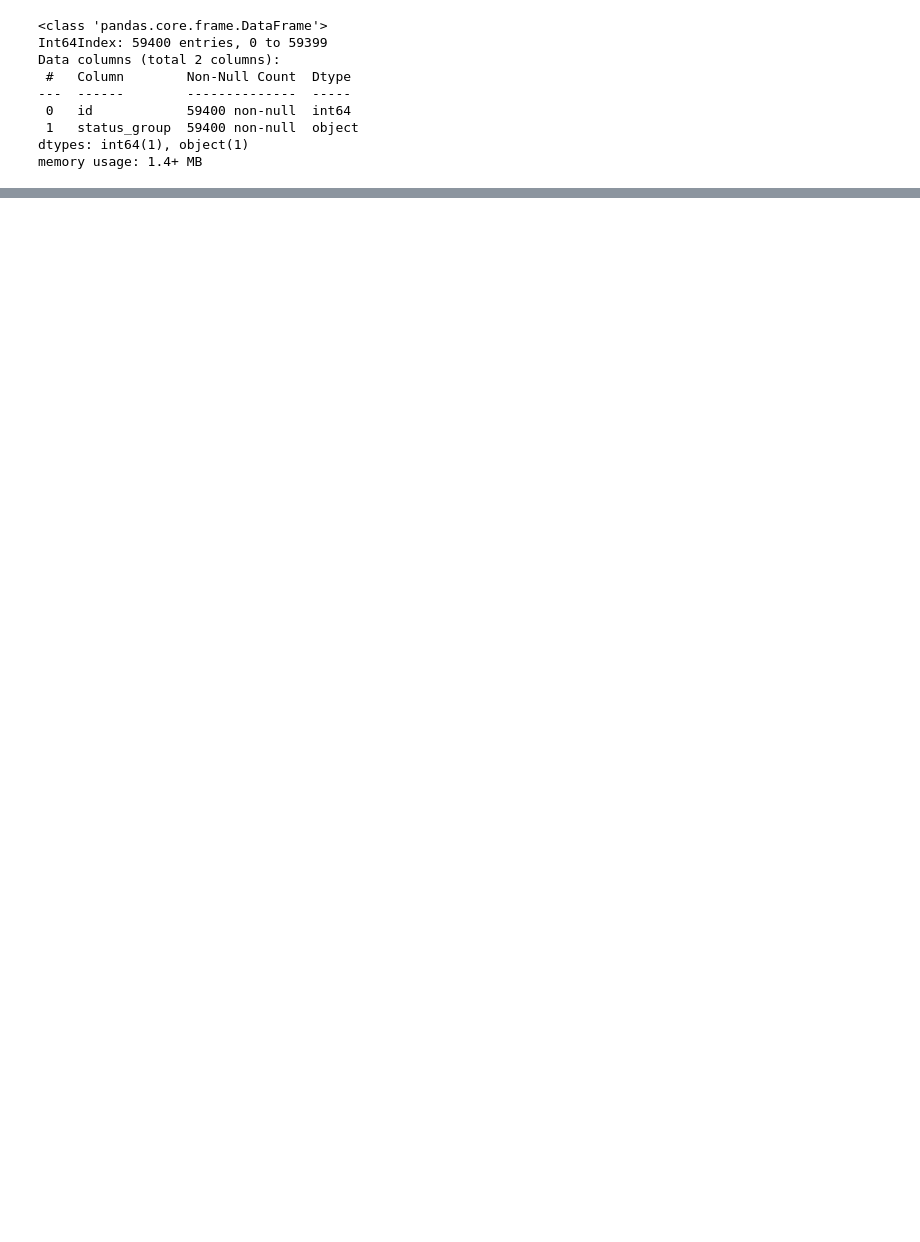
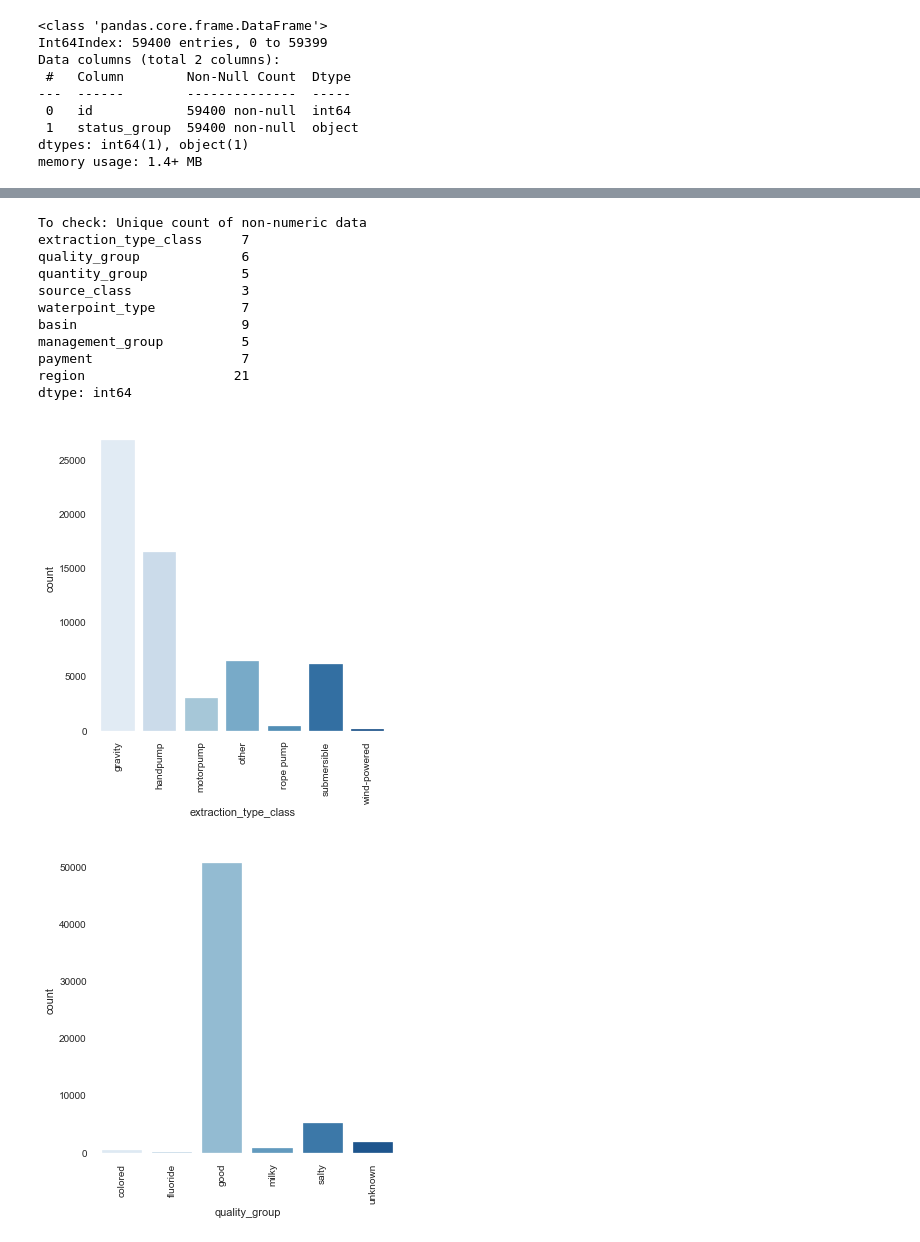
Before and after one commit to mattcarr17/mod_3_flatiron_project, a Jupyter notebook: notebooks/01_dcm_explore.ipynb, the cells around one changed output, grey strips where cells are left out. Cells and saved outputs as stored; diff of their text form; code cells hidden in the pictures; blank space fills up the shorter version.

```diff
--- a/notebooks/01_dcm_explore.ipynb
+++ b/notebooks/01_dcm_explore.ipynb
@@ -128,2 +65,3 @@ memory usage: 1.4+ MB
 # %%
-train_df = pd.merge(train_data, train_labels, on=['id'])
+train_df = pd.merge(train_labels, train_data, on=['id'])
+train_df.head()
@@ -181,0 +115,6 @@ X_train, X_test, y_train, y_test = train_test_split(X, y, random_state=47)
+# %%
+small_train = train_df[['id', 'status_group', 'amount_tsh',
+                        'extraction_type_class', 'quality_group', 'quantity_group','population',
+                       'source_class', 'waterpoint_type', 'basin', 'management_group', 'payment',
+                       'construction_year', 'region', 'region_code', 'longitude', 'latitude']]
+small_train.shape
@@ -181,0 +123,12 @@ X_train, X_test, y_train, y_test = train_test_split(X, y, random_state=47)
+# %%
+#many of these objects should be categories... let's change them
+#small_train['status_group'] = small_train['status_group'].astype('category')
+small_train['extraction_type_class'] = small_train['extraction_type_class'].astype('category')
+small_train['quality_group'] = small_train['quality_group'].astype('category')
+small_train['quantity_group'] = small_train['quantity_group'].astype('category')
+small_train['source_class'] = small_train['source_class'].astype('category')
+small_train['waterpoint_type'] = small_train['waterpoint_type'].astype('category')
+small_train['basin'] = small_train['basin'].astype('category')
+small_train['management_group'] = small_train['management_group'].astype('category')
+small_train['payment'] = small_train['payment'].astype('category')
+small_train['region'] = small_train['region'].astype('category')
@@ -181,0 +174,30 @@ X_train, X_test, y_train, y_test = train_test_split(X, y, random_state=47)
+# %%
+#Let's do some categorical EDA
+#function via TDS
+
+def categorical_eda(df):
+    """Given dataframe, generate EDA of categorical data"""
+    print("To check: Unique count of non-numeric data")
+    print(df.select_dtypes(include=['category']).nunique())
+    #top5(df)
+    # Plot count distribution of categorical data
+    for col in df.select_dtypes(include='category').columns:
+        fig = sns.catplot(x=col, kind="count", data=df, palette='Blues')
+        fig.set_xticklabels(rotation=90)
+        plt.show()
+# %%
+categorical_eda(small_train)
+# %% [output]
+To check: Unique count of non-numeric data
+extraction_type_class     7
+quality_group             6
+quantity_group            5
+source_class              3
+waterpoint_type           7
+basin                     9
+management_group          5
+payment                   7
+region                   21
+dtype: int64
+[figure, added]
+[figure, added]
```
Also changed, not shown: parts of 35 cells of this notebook.
